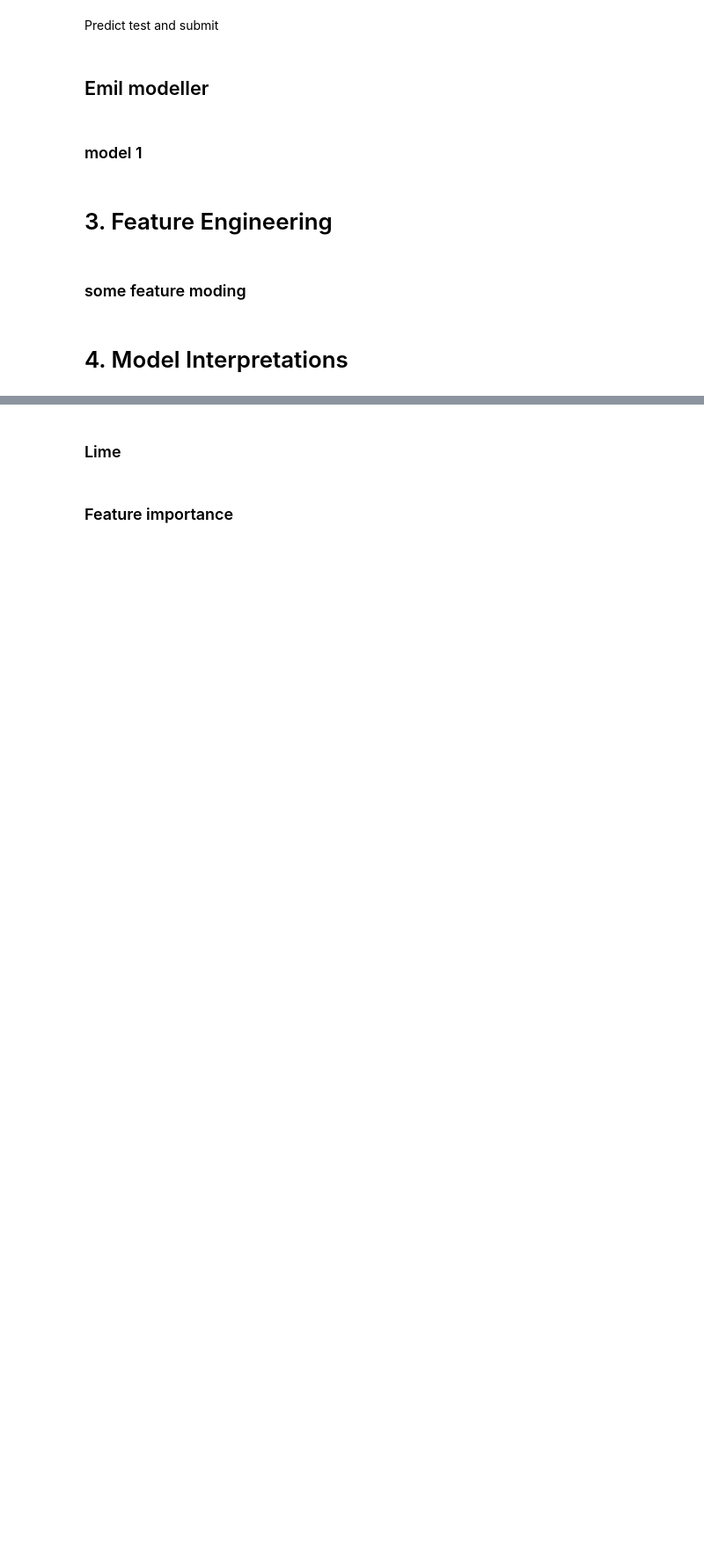
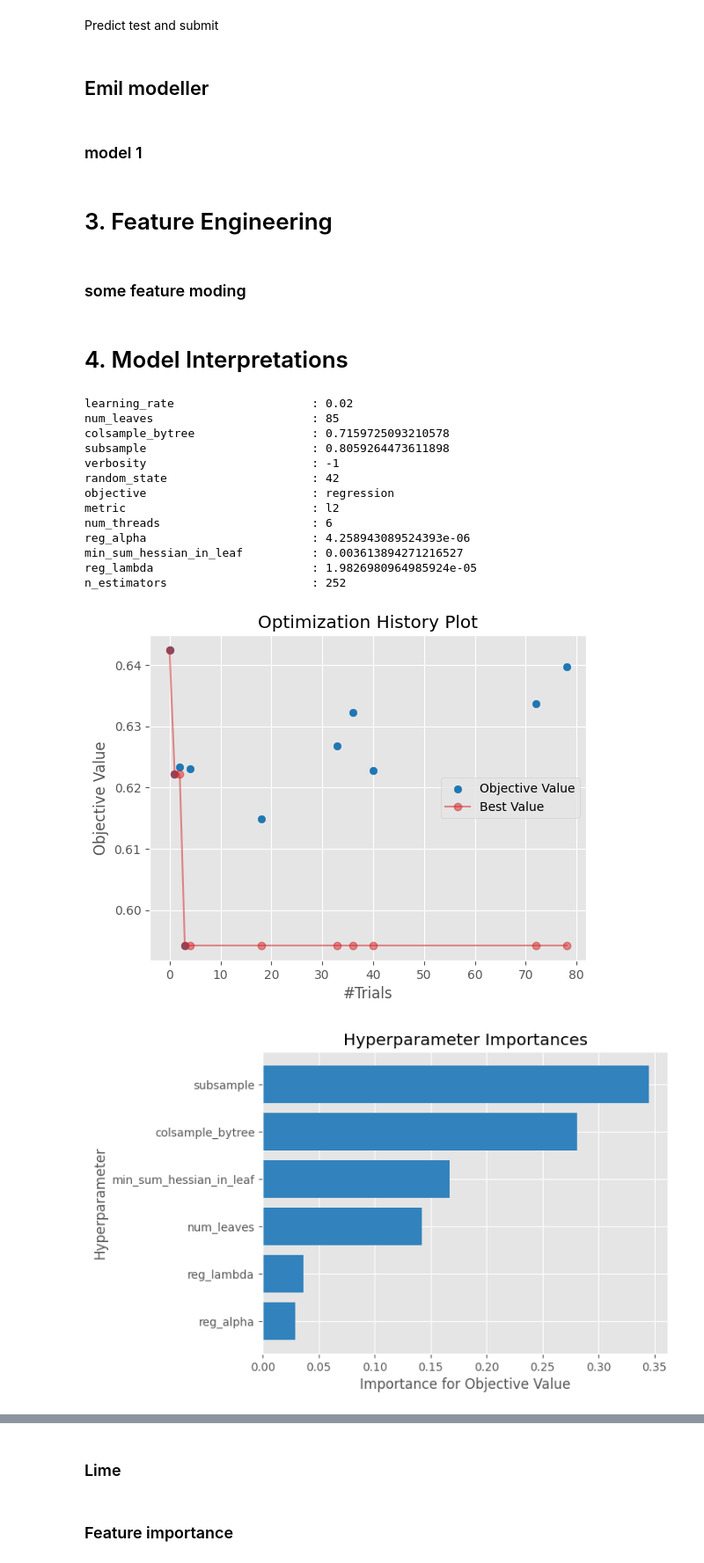
Before and after one commit to Bergis1610/MachineLearning-TDT4173-Project, a Jupyter notebook: LouisLangNB.ipynb, the cells around one changed output, grey strips where cells are left out. Shown at 88% size. Cells and saved outputs as stored; diff of their text form; code cells hidden in the pictures; blank space fills up the shorter version.

```diff
--- a/LouisLangNB.ipynb
+++ b/LouisLangNB.ipynb
@@ -406,3 +504,34 @@ submissionVery.info()
 #modding data....
 # %% [markdown]
 # 4. Model Interpretations
+# %%
+# fetch train  set
+stores_train = pd.read_csv('data/stores_train.csv')
+#remove_columns(stores_train, ['store_id','year','store_name','sales_channel_name','grunnkrets_id','address'])
+remove_columns(stores_train, ['store_id','year'])
+quantile_storeType_vs_revenue(stores_train,0.02, 0.86)
+x_train = stores_train.drop('revenue', axis=1)
+y_train = stores_train['revenue']
+cat_columns = x_train.select_dtypes(['object']).columns
+x_train[cat_columns] = x_train[cat_columns].apply(lambda x: pd.factorize(x)[0])
+# %%
+
+# Tune
+tuner = LGBMTuner(metric = 'rmsle', verbosity=0)
+tuner.fit(x_train, y_train)
+# %% [output]
+learning_rate                    : 0.02
+num_leaves                       : 85
+colsample_bytree                 : 0.7159725093210578
+subsample                        : 0.8059264473611898
+verbosity                        : -1
+random_state                     : 42
+objective                        : regression
+metric                           : l2
+num_threads                      : 6
+reg_alpha                        : 4.258943089524393e-06
+min_sum_hessian_in_leaf          : 0.003613894271216527
+reg_lambda                       : 1.9826980964985924e-05
+n_estimators                     : 252
+[figure, added]
+[figure, added]
```
Also changed, not shown: parts of 25 cells of this notebook, 1 other file.
